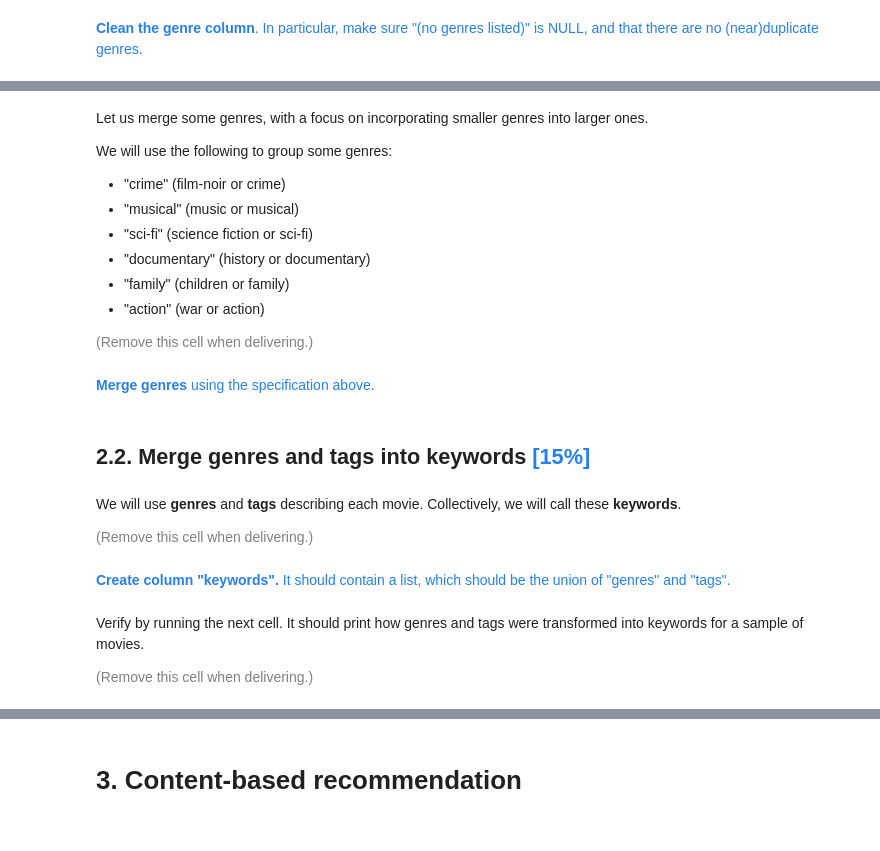
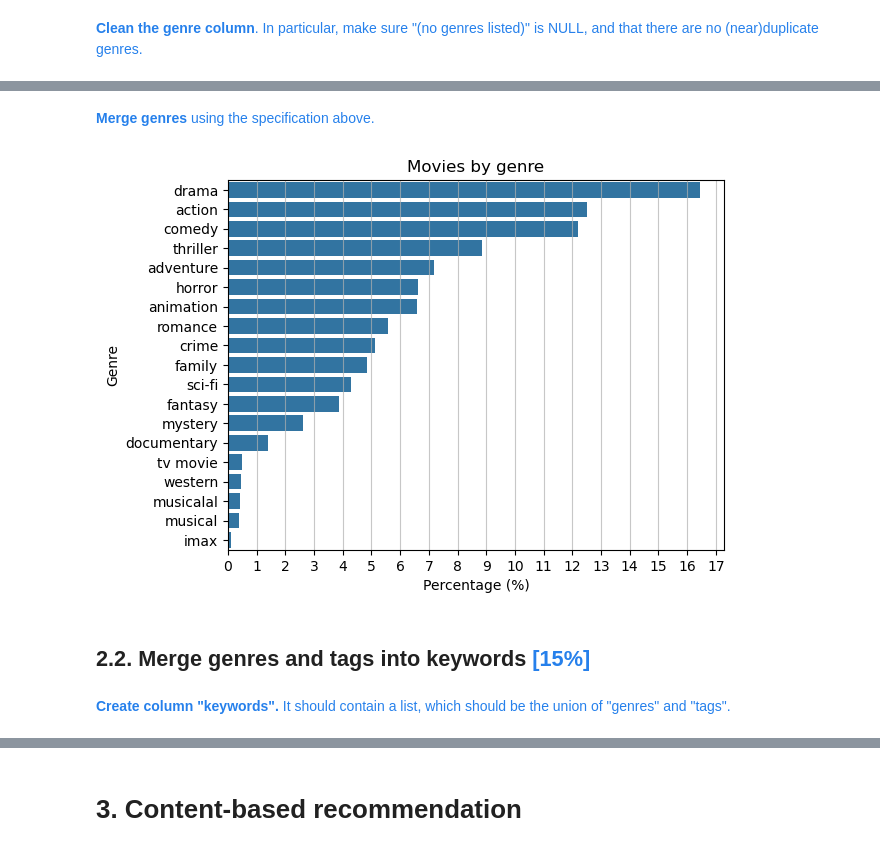
Before and after one commit to RogerTrilla/data-mining-course, a Jupyter notebook: practicum/ps05-content_based_recsys.ipynb, the cells around one changed output, grey strips where cells are left out. Drawn from its saved outputs; the diff is of its cells as text; code cells hidden in the pictures.

```diff
--- a/practicum/ps05-content_based_recsys.ipynb
+++ b/practicum/ps05-content_based_recsys.ipynb
@@ -137,0 +105,17 @@ The following plots frequency distribution of genres.
+# %%
+movies1 = movies.copy()
+
+# Estableixo el (no genres listed) a NULL
+movies1['genres'] = movies1['genres'].replace('(no genres listed)', np.nan)
+
+# Netejo els espais i trec els duplicats
+def clean_genres(val):
+    if pd.isna(val):
+        return np.nan
+    genres = [g.strip().lower() for g in val.split(',')]
+    unique_genres = list(dict.fromkeys(genres))
+    return ','.join(unique_genres)
+
+movies1['genres'] = movies1['genres'].apply(clean_genres)
+
+print_genres(movies1)
@@ -166,15 +158,2 @@ plot_genres(movies1)
-# %% [markdown]
-Let us merge some genres, with a focus on incorporating smaller genres into larger ones.
-
-We will use the following to group some genres:
-
-* "crime" (film-noir or crime)
-* "musical" (music or musical)
-* "sci-fi" (science fiction or sci-fi)
-* "documentary" (history or documentary)
-* "family" (children or family)
-* "action" (war or action)
-
-<font size="-1" color="gray">(Remove this cell when delivering.)</font>
 # %% [markdown]
 <font size="+1" color="#2680EB">**Merge genres** using the specification above.</font>
@@ -195,9 +160,29 @@ plot_genres(movies2)
+# %%
+#AI, jo no havia pensat en que s'havien d'eliminar els possibles duplicats que podia tenir al canviar les parelles. El Gemini m'ho ha recordat ja que em sortia un error
+
+pairs_to_replace = [
+    ('film-noir', 'crime'),
+    ('music', 'musical'),
+    ('science fiction', 'sci-fi'),
+    ('history', 'documentary'),
+    ('children', 'family'),
+    ('war', 'action')
+]
+
+movies2 = movies1.copy()
+
+# Canviem els gèneres anteriors pels nous
+for old, new in pairs_to_replace:
+    movies2['genres'] = movies2['genres'].str.replace(old, new, regex=False)
+
+# Eliminem els possibles duplicats al barrejar
+movies2['genres'] = movies2['genres'].apply(clean_genres)
+
+plot_genres(movies2)
+# %% [output]
+[figure, added]
 # %% [markdown]
 ## 2.2. Merge genres and tags into keywords <font color="#2680EB">[15%]</font>
-# %% [markdown]
-We will use **genres** and **tags** describing each movie. Collectively, we will call these **keywords**.
-
-<font size="-1" color="gray">(Remove this cell when delivering.)</font>
 # %% [markdown]
 <font size="+1" color="#2680EB">**Create column "keywords".** It should contain a list, which should be the union of "genres" and "tags".</font>
 # %%
@@ -214,10 +213,6 @@ def merge_csv_arrays(df, source1, source2, target):
     return dfc
 
 movies3 = merge_csv_arrays(movies2, "genres", "tags", "keywords")
-# %% [markdown]
-Verify by running the next cell. It should print how genres and tags were transformed into keywords for a sample of movies.
-
-<font size="-1" color="gray">(Remove this cell when delivering.)</font>
 # %%
 # LEAVE AS-IS
 
```
Also changed, not shown: parts of 47 cells of this notebook, 2 other files.
